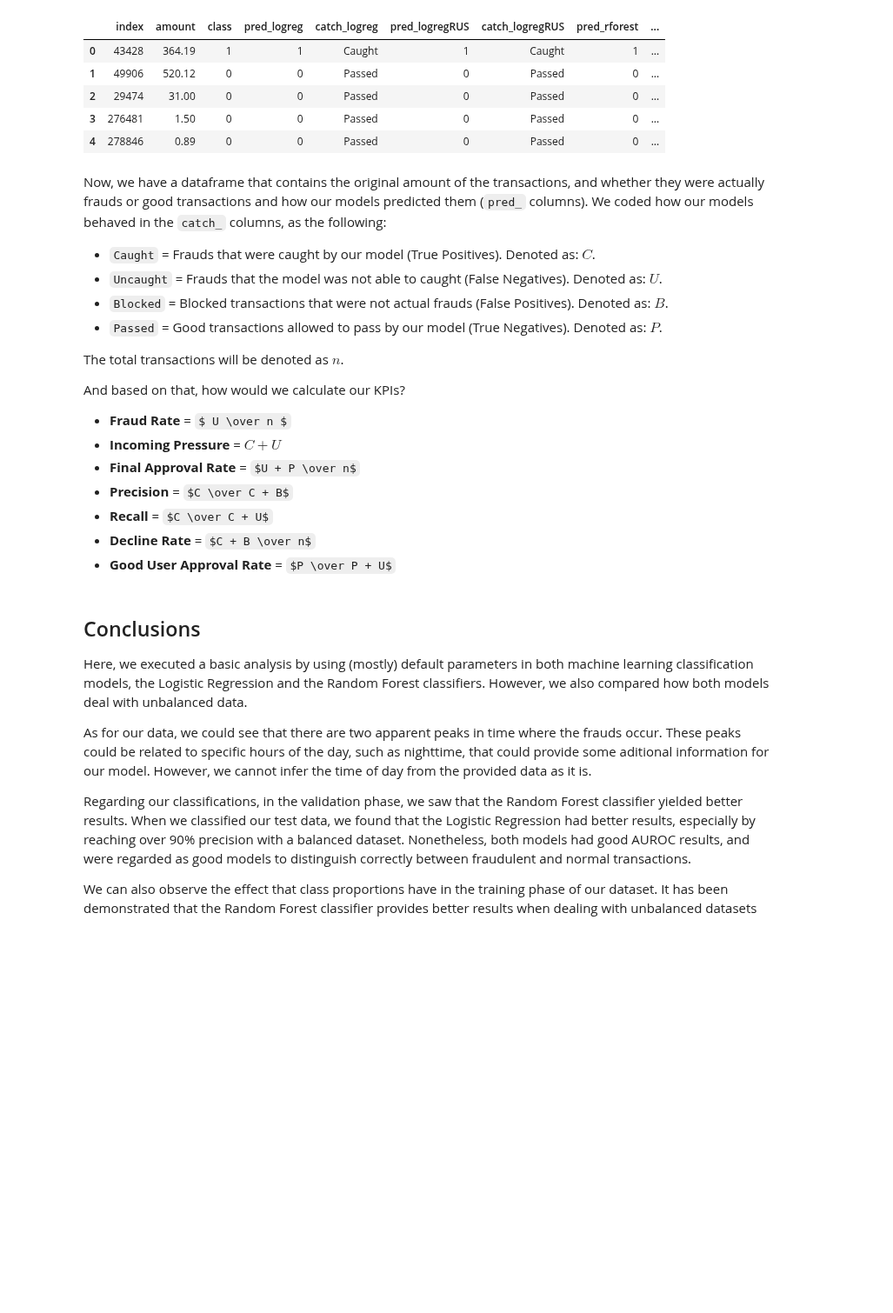
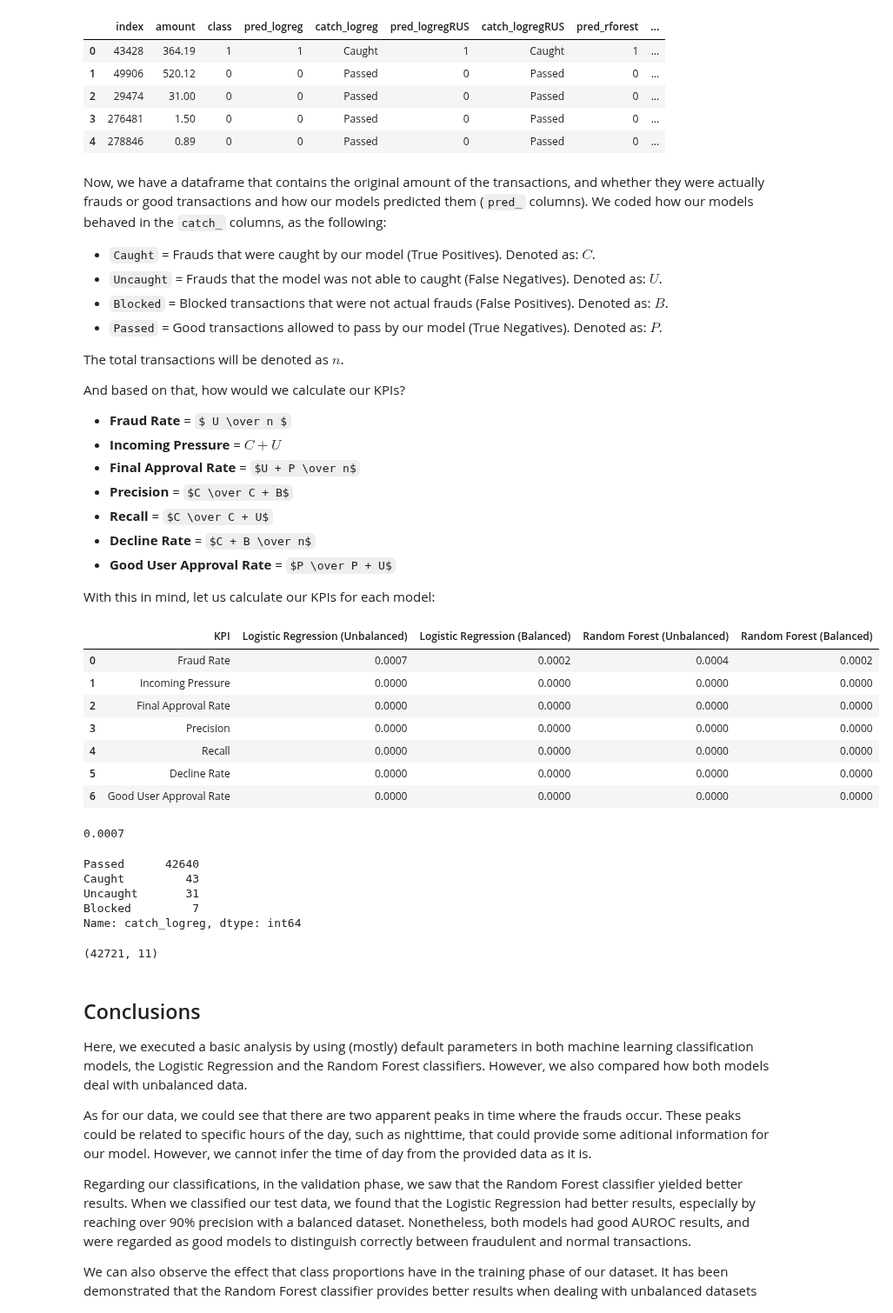
Before and after one commit to cfantecelle/data_science_portfolio, a Jupyter notebook: project_ccfraud/cc_fraud_analysis.ipynb, the cells around one changed output. Shown at 87% size. Cells and saved outputs as stored; diff of their text form; code cells hidden in the pictures; some formulas as TeX source; blank space fills up the shorter version.

```diff
--- a/project_ccfraud/cc_fraud_analysis.ipynb
+++ b/project_ccfraud/cc_fraud_analysis.ipynb
@@ -663,6 +663,70 @@ And based on that, how would we calculate our KPIs?
 * **Recall** = $C \over C + U$
 * **Decline Rate** = $C + B \over n$
 * **Good User Approval Rate** = $P \over P + U$
+
+With this in mind, let us calculate our KPIs for each model:
+# %%
+## Calculating KPIs
+
+# Creating dict
+kpis_dict = {'KPI': ['Fraud Rate', 'Incoming Pressure', 'Final Approval Rate', 'Precision', 'Recall', 'Decline Rate', 'Good User Approval Rate'],
+             'Logistic Regression (Unbalanced)': [round(predictions_df.catch_logreg.value_counts()['Uncaught'] / predictions_df.shape[0], 4),
+                                                  round(0, 4),
+                                                  round(0, 4),
+                                                  round(0, 4),
+                                                  round(0, 4),
+                                                  round(0, 4),
+                                                  round(0, 4)],
+             'Logistic Regression (Balanced)': [round(predictions_df.catch_logregRUS.value_counts()['Uncaught'] / predictions_df.shape[0], 4),
+                                                round(0, 4),
+                                                round(0, 4),
+                                                round(0, 4),
+                                                round(0, 4),
+                                                round(0, 4),
+                                                round(0, 4)],
+             'Random Forest (Unbalanced)': [round(predictions_df.catch_rforest.value_counts()['Uncaught'] / predictions_df.shape[0], 4),
+                                            round(0, 4),
+                                            round(0, 4),
+                                            round(0, 4),
+                                            round(0, 4),
+                                            round(0, 4),
+                                            round(0, 4)],
+             'Random Forest (Balanced)': [round(predictions_df.catch_rforestRUS.value_counts()['Uncaught'] / predictions_df.shape[0], 4),
+                                          round(0, 4),
+                                          round(0, 4),
+                                          round(0, 4),
+                                          round(0, 4),
+                                          round(0, 4),
+                                          round(0, 4)]}
+
+kpis_df = pd.DataFrame(kpis_dict)
+
+kpis_df
+# %% [output]
+|  | KPI | Logistic Regression (Unbalanced) | Logistic Regression (Balanced) | Random Forest (Unbalanced) | Random Forest (Balanced) |
+| 0 | Fraud Rate | 0.0007 | 0.0002 | 0.0004 | 0.0002 |
+| 1 | Incoming Pressure | 0.0000 | 0.0000 | 0.0000 | 0.0000 |
+| 2 | Final Approval Rate | 0.0000 | 0.0000 | 0.0000 | 0.0000 |
+| 3 | Precision | 0.0000 | 0.0000 | 0.0000 | 0.0000 |
+| 4 | Recall | 0.0000 | 0.0000 | 0.0000 | 0.0000 |
+| 5 | Decline Rate | 0.0000 | 0.0000 | 0.0000 | 0.0000 |
+| 6 | Good User Approval Rate | 0.0000 | 0.0000 | 0.0000 | 0.0000 |
+# %%
+round(predictions_df.catch_logreg.value_counts()['Uncaught'] / predictions_df.shape[0], 4)
+# %% [output]
+0.0007
+# %%
+predictions_df.catch_logreg.value_counts()['Uncaught']
+# %% [output]
+Passed      42640
+Caught         43
+Uncaught       31
+Blocked         7
+Name: catch_logreg, dtype: int64
+# %%
+predictions_df.shape
+# %% [output]
+(42721, 11)
 # %% [markdown]
 ## Conclusions
 
```
